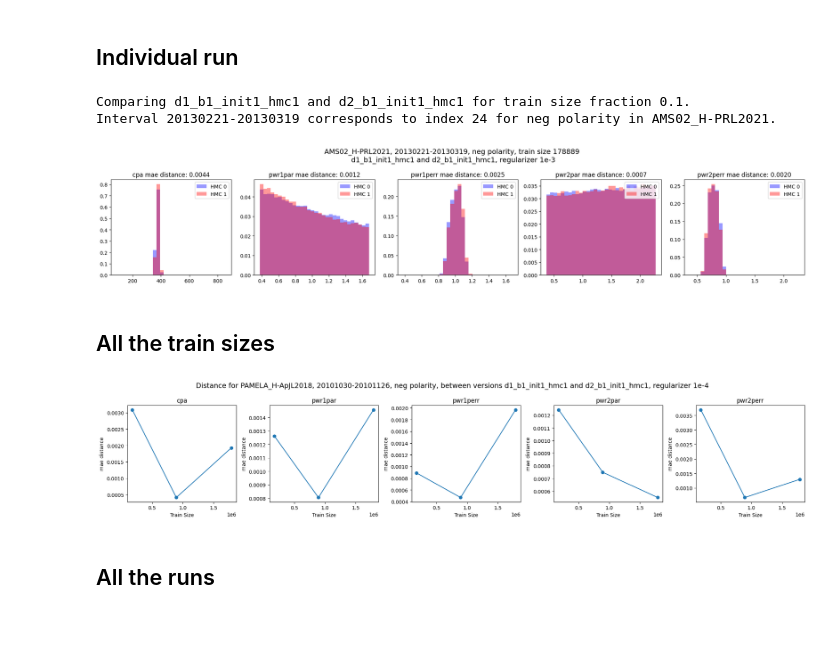
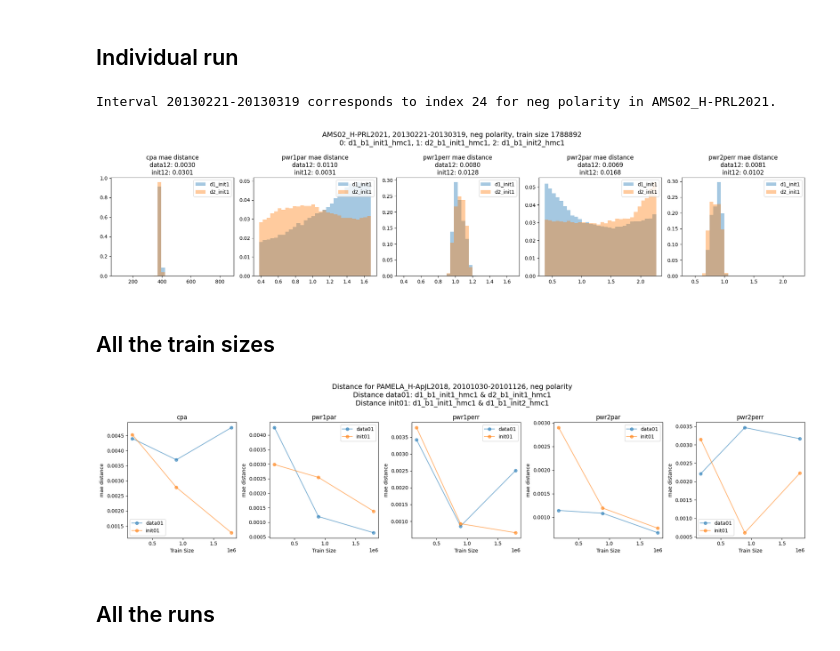
Before and after one commit to hawaii-ai/GalacticCosmicRays, a Jupyter notebook: notebooks/plot/plot_hmc_train_size_individual_runs.ipynb, the cells around one changed output. Drawn from its saved outputs; the diff is of its cells as text; code cells hidden in the pictures; blank space fills up the shorter version.

```diff
--- a/notebooks/plot/plot_hmc_train_size_individual_runs.ipynb
+++ b/notebooks/plot/plot_hmc_train_size_individual_runs.ipynb
@@ -113,19 +113,27 @@ data_version=['d1', 'd2'] # 'd1', 'd2'
 bootstrap=['b0', 'b1'] # 'b0' or 'b1', false or true
 model_version=['init1', 'init2'] # 'init1' or 'init2'
 hmc_run = ['hmc1', 'hmc2'] # 'hmc1' or 'hmc2'
-regularizer = '1e-3' # ['1e-1', '1e-2', '1e-3', '1e-4', '1e-5']
+regularizer = '1e-5' # ['1e-1', '1e-2', '1e-3', '1e-4', '1e-5']
 
 # Parameters (change me!)
 idx = 24 # 24 corresponds to 20130221-20130319, the interval in the paper
-train_size_fraction = 0.1
+train_size_fraction = 1.0
 hmc_version='v30'
 data_bootstrap_model_hmc_identifier_0 = f"{data_version[0]}_{bootstrap[1]}_{model_version[0]}_{hmc_run[0]}"
 data_bootstrap_model_hmc_identifier_1 = f"{data_version[1]}_{bootstrap[1]}_{model_version[0]}_{hmc_run[0]}"
+data_bootstrap_model_hmc_identifier_2 = f"{data_version[0]}_{bootstrap[1]}_{model_version[1]}_{hmc_run[0]}"
+data_bootstrap_model_hmc_identifier_3 = f"{data_version[0]}_{bootstrap[1]}_{model_version[0]}_{hmc_run[1]}"
 
-# Load relevant HMC results
-print(f"Comparing {data_bootstrap_model_hmc_identifier_0} and {data_bootstrap_model_hmc_identifier_1} for train size fraction {train_size_fraction}.")
+# # Load relevant HMC results
+print(f"Comparing {data_bootstrap_model_hmc_identifier_0}, {data_bootstrap_model_hmc_identifier_1}, {data_bootstrap_model_hmc_identifier_2}, and {data_bootstrap_model_hmc_identifier_3} for train size fraction {train_size_fraction} and regularizer {regularizer}.")
+# results_dir_hmc_0 = f"../../../results/{hmc_version}/{data_bootstrap_model_hmc_identifier_0}_{regularizer}_{train_size_fraction}/"
+# results_dir_hmc_1 = f"../../../results/{hmc_version}/{data_bootstrap_model_hmc_identifier_1}_{regularizer}_{train_size_fraction}/"
+# results_dir_hmc_2 = f"../../../results/{hmc_version}/{data_bootstrap_model_hmc_identifier_2}_{regularizer}_{train_size_fraction}/"
+# results_dir_hmc_3 = f"../../../results/{hmc_version}/{data_bootstrap_model_hmc_identifier_3}_{regularizer}_{train_size_fraction}/"
 results_dir_hmc_0 = f"../../../results/{hmc_version}/{data_bootstrap_model_hmc_identifier_0}_{train_size_fraction}_{regularizer}/"
 results_dir_hmc_1 = f"../../../results/{hmc_version}/{data_bootstrap_model_hmc_identifier_1}_{train_size_fraction}_{regularizer}/"
+results_dir_hmc_2 = f"../../../results/{hmc_version}/{data_bootstrap_model_hmc_identifier_2}_{train_size_fraction}_{regularizer}/"
+# results_dir_hmc_2 = f"../../../results/{hmc_version}/{data_bootstrap_model_hmc_identifier_3}_{train_size_fraction}_{regularizer}/"
 
 # Get interval corresponding to one in paper
 df = index_mcmc_runs(file_version='2023')
@@ -141,56 +149,70 @@ df_int.head()
 # csv file has no headers, but samples are in this order: ['cpa', 'pwr1par', 'pwr1perr', 'pwr2par', 'pwr2perr']
 hmc_0_samples = pd.read_csv(f'{results_dir_hmc_0}samples_{idx}_{exp_name}_{interval}_{polarity}.csv', header=None, delimiter=',')
 hmc_1_samples = pd.read_csv(f'{results_dir_hmc_1}samples_{idx}_{exp_name}_{interval}_{polarity}.csv', header=None, delimiter=',')
+hmc_2_samples = pd.read_csv(f'{results_dir_hmc_2}samples_{idx}_{exp_name}_{interval}_{polarity}.csv', header=None, delimiter=',')
+# hmc_3_samples = pd.read_csv(f'{results_dir_hmc_3}samples_{idx}_{exp_name}_{interval}_{polarity}.csv', header=None, delimiter=',')
 
 parameter_names = ['cpa', 'pwr1par', 'pwr1perr', 'pwr2par', 'pwr2perr']
 hmc_0_samples.columns = parameter_names
 hmc_1_samples.columns = parameter_names
+hmc_2_samples.columns = parameter_names
+# hmc_3_samples.columns = parameter_names
 # %% [output]
-Comparing d1_b1_init1_hmc1 and d2_b1_init1_hmc1 for train size fraction 0.1.
 Interval 20130221-20130319 corresponds to index 24 for neg polarity in AMS02_H-PRL2021.
 # %%
 num_bins = 30
 metric = 'mae' # 'mae', 'mse', 'kl', or 'wasserstein'
 
 # Let's make a 1 x 5 grid of subplots, where they are the historograms of the samples. We'll plot both hmc_0 and hmc_1 samples in the same grid
-fig, axs = plt.subplots(1, 5, figsize=(20, 4))
-plt.suptitle(f"{exp_name}, {interval}, {polarity} polarity, train size {int(train_size_fraction * 1_788_892)}\n {data_bootstrap_model_hmc_identifier_0} and {data_bootstrap_model_hmc_identifier_1}, regularizer {regularizer}", fontsize=14)
-
+fig, axs = plt.subplots(1, 5, figsize=(20, 4.5))
+# plt.suptitle(f"{exp_name}, {interval}, {polarity} polarity, train size {int(train_size_fraction * 1_788_892)}\n0: {data_bootstrap_model_hmc_identifier_0}, 1: {data_bootstrap_model_hmc_identifier_1}\n2: {data_bootstrap_model_hmc_identifier_2}, 3: {data_bootstrap_model_hmc_identifier_3}", fontsize=14)
+plt.suptitle(f"{exp_name}, {interval}, {polarity} polarity, train size {int(train_size_fraction * 1_788_892)}\n0: {data_bootstrap_model_hmc_identifier_0}, 1: {data_bootstrap_model_hmc_identifier_1}, 2: {data_bootstrap_model_hmc_identifier_2}", fontsize=14)
 # Plot the samples
 distances = []
 for i, param in enumerate(parameter_names):
     samples_0 = hmc_0_samples[param].values
     samples_1 = hmc_1_samples[param].values
+    samples_2 = hmc_2_samples[param].values
+    # samples_3 = hmc_3_samples[param].values
 
     # Plot the samples with same bins
     # Use global binning after lab meeting conversation 4/9/2025
     min = PARAMETERS_MIN[i]
     max = PARAMETERS_MAX[i]
 
     # Create histograms and plot
     hist_0, bins = np.histogram(samples_0, bins=num_bins, range=(min, max), density=True)
     hist_1, bins = np.histogram(samples_1, bins=num_bins, range=(min, max), density=True)
+    hist_2, bins = np.histogram(samples_2, bins=num_bins, range=(min, max), density=True)
+    # hist_3, bins = np.histogram(samples_3, bins=num_bins, range=(min, max), density=True)
 
     # Normalize the histograms
     hist_0 /= hist_0.sum()
     hist_1 /= hist_1.sum()
+    hist_2 /= hist_2.sum()
+    # hist_3 /= hist_3.sum()
 
     # Compute distance as MAE between bins
-    distance = get_distance(hist_0, hist_1, metric)
+    distance_01 = get_distance(hist_0, hist_1, metric)
+    distance_02 = get_distance(hist_0, hist_2, metric)
+    # distance_03 = get_distance(hist_0, hist_3, metric)
 
     # Plot the histograms
-    axs[i].bar(bins[:-1], hist_0, width=(bins[1]-bins[0]), alpha=0.4, label='HMC 0', color='blue')
-    axs[i].bar(bins[:-1], hist_1, width=(bins[1]-bins[0]), alpha=0.4, label='HMC 1', color='red')
+    axs[i].bar(bins[:-1], hist_0, width=(bins[1]-bins[0]), alpha=0.4, label='d1_init1')
+    axs[i].bar(bins[:-1], hist_1, width=(bins[1]-bins[0]), alpha=0.4, label='d2_init1')
+    # axs[i].bar(bins[:-1], hist_2, width=(bins[1]-bins[0]), alpha=0.4, label='d1_init2')
 
     # Set the title and labels
-    axs[i].set_title(f"{param} {metric} distance: {distance:.4f}")
+    # axs[i].set_title(f"{param} {metric} distance\n0-1: {distance_01:.4f}\n0-2: {distance_02:.4f}\n0-3: {distance_03:.4f}")
+    axs[i].set_title(f"{param} {metric} distance\ndata12: {distance_01:.4f}\ninit12: {distance_02:.4f}")
     axs[i].legend(loc='upper right')
 
 plt.tight_layout()
-plt.savefig(f'../../../results/{hmc_version}/plots/{data_bootstrap_model_hmc_identifier_0}_vs_{data_bootstrap_model_hmc_identifier_1}_{regularizer}_{train_size_fraction}_{idx}_samples.png', dpi=300)
+plt.savefig(f'../../../results/{hmc_version}/plots/{data_bootstrap_model_hmc_identifier_0}_vs_{data_bootstrap_model_hmc_identifier_2}_{regularizer}_{train_size_fraction}_{idx}_samples.png', dpi=300)
+# plt.savefig(f'../../../results/{hmc_version}/plots/{data_bootstrap_model_hmc_identifier_0}_vs_all_{regularizer}_{train_size_fraction}_{idx}_samples.png', dpi=300)
 plt.show()
 # %% [output]
-[figure, old version]
+[figure, new version]
 # %% [markdown]
 ## All the train sizes
 # %%
@@ -252,23 +305,26 @@ for i, train_size_fraction in enumerate(train_fractions):
 # %%
-# Let's make a 1 x 5 grid of subplots, where each plot is the kl_divergence for each parameter over all the train sizes
-plt.figure(figsize=(20, 4))
-plt.suptitle(f"Distance for {exp_name}, {interval}, {polarity} polarity, between versions {data_bootstrap_model_hmc_identifier_0} and {data_bootstrap_model_hmc_identifier_1}, regularizer {regularizer}", fontsize=14)
+# Let's make a 1 x 5 grid of subplots, where each plot is the distance metric for each parameter over all the train sizes
+plt.figure(figsize=(20, 5))
+# plt.suptitle(f"Distance for {exp_name}, {interval}, {polarity} polarity\nDistance hmc01: {data_bootstrap_model_hmc_identifier_0} & {data_bootstrap_model_hmc_identifier_3}\nDistance data01: {data_bootstrap_model_hmc_identifier_0} & {data_bootstrap_model_hmc_identifier_1}\nDistance init01: {data_bootstrap_model_hmc_identifier_0} & {data_bootstrap_model_hmc_identifier_2}", fontsize=14)
+plt.suptitle(f"Distance for {exp_name}, {interval}, {polarity} polarity\nDistance data01: {data_bootstrap_model_hmc_identifier_0} & {data_bootstrap_model_hmc_identifier_1}\nDistance init01: {data_bootstrap_model_hmc_identifier_0} & {data_bootstrap_model_hmc_identifier_2}", fontsize=14)
 data_train_fractions = np.array(train_fractions[:-1] + [1.0]) * 1_788_892 # Scale to the number of data points in the full dataset
 
 # Plot the KL divergences
 for i, param in enumerate(parameter_names):
     plt.subplot(1, 5, i+1)
-    plt.plot(data_train_fractions, distances[param], marker='o')
+    # plt.plot(data_train_fractions, distances_03[param], marker='o', alpha=0.6, label='hmc01')
+    plt.plot(data_train_fractions, distances_01[param], marker='o', alpha=0.6, label='data01')
+    plt.plot(data_train_fractions, distances_02[param], marker='o', alpha=0.6, label='init01')
     plt.title(param)
     plt.xlabel('Train Size')
     plt.ylabel(f'{metric} distance')
-    # plt.xscale('log')
+    plt.legend()
 
 plt.tight_layout()
-plt.savefig(f'../../../results/{hmc_version}/plots/{data_bootstrap_model_hmc_identifier_0}_vs_{data_bootstrap_model_hmc_identifier_1}_{regularizer}_{idx}_{metric}_distance.png', dpi=300)
+plt.savefig(f'../../../results/{hmc_version}/plots/{data_bootstrap_model_hmc_identifier_0}_vs_all_{idx}_{metric}_distance.png', dpi=300)
 plt.show()
 # %% [output]
-[figure, old version]
+[figure, new version]
 # %% [markdown]
 ## All the runs
 # %%
```
Also changed, not shown: parts of 1 cell of this notebook, 15 other files.
